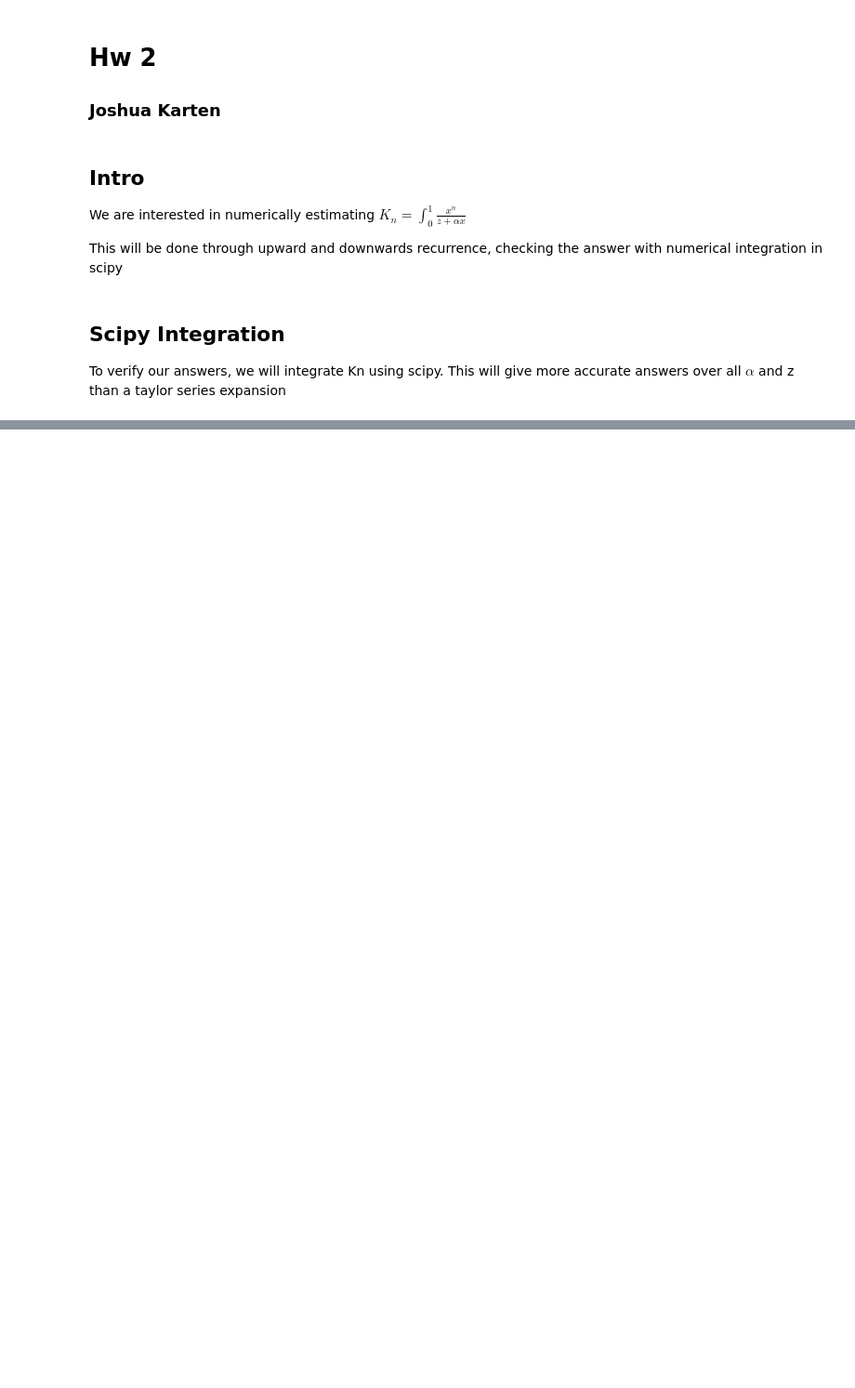
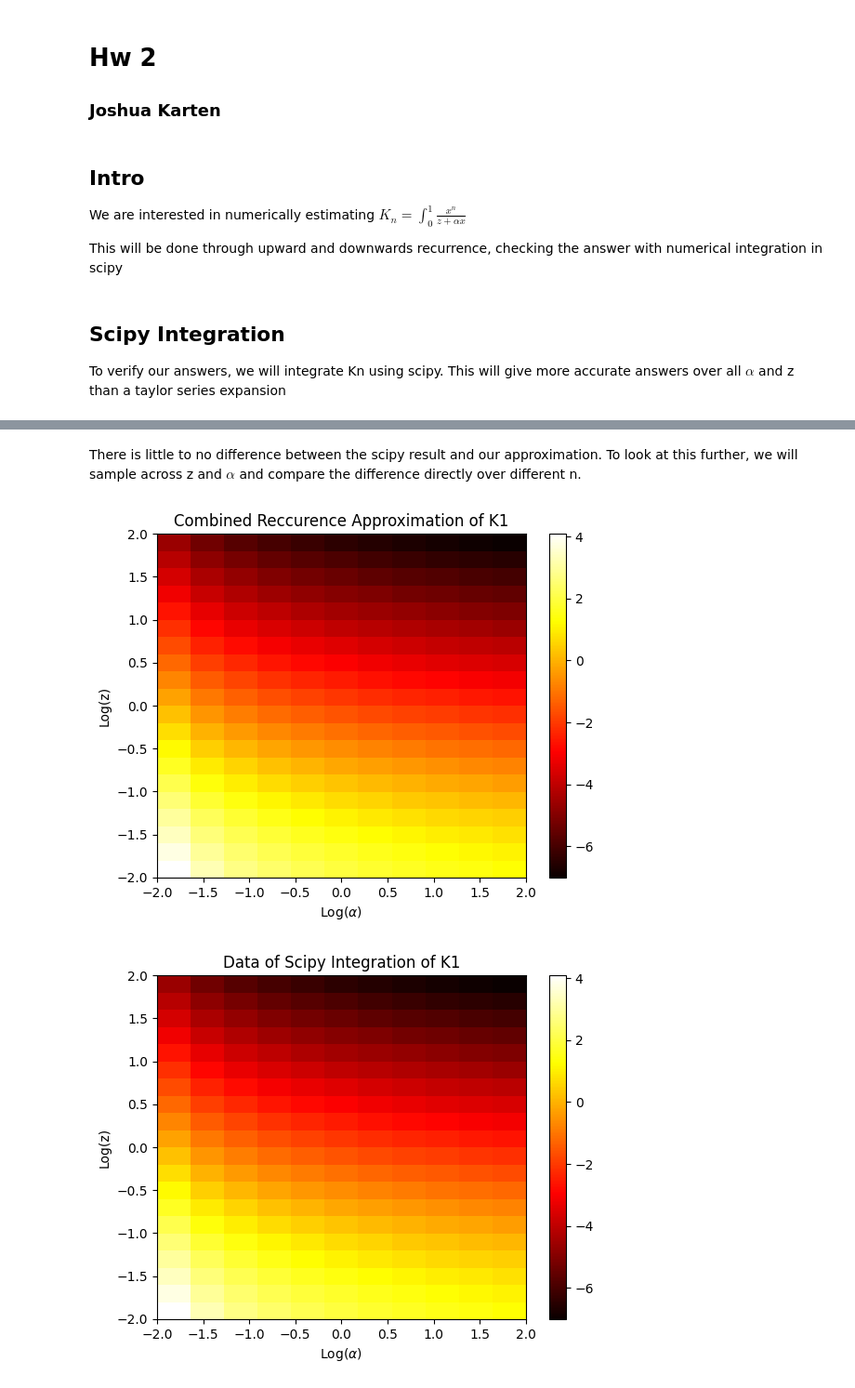
Before and after one commit to joshkarten/Computational-Physics, a Jupyter notebook: Upwards and Downwards Recurrence.ipynb, the cells around one changed output, grey strips where cells are left out. Shown: that part at 93% size. Cells and saved outputs as stored; diff of their text form; code cells hidden in the pictures; blank space fills up the shorter version.

```diff
--- a/Upwards and Downwards Recurrence.ipynb
+++ b/Upwards and Downwards Recurrence.ipynb
@@ -188 +306,3 @@ for i in range(np.size(alp)):
+# %% [markdown]
+There is little to no difference between the scipy result and our approximation. To look at this further, we will sample across z and $\alpha$ and compare the difference directly over different n.
 # %%
@@ -194,3 +314,21 @@ for i in range(len(alps)):
     for j in range(len(alps)):
         cdat2[i,j,:]=np.array(Combined(alps[i],alps[j],10))
         sdat2[i,j,:] = np.array([K_n(n,alps[j],alps[i]) for n in range(11)])
+# %%
+i=1
+fig,ax=plt.subplots()
+rec1=plt.imshow(cdat2[i],cmap='hot', interpolation='nearest', origin='lower', extent=[-2,2,-2,2],vmin=np.min(cdat2[i]), vmax=np.max(cdat2[i]), aspect='auto')
+fig.colorbar(rec1, ax=ax, location ='right', shrink = 1)
+ax.set_title('Combined Reccurence Approximation of K'+str(1))
+ax.set_ylabel('Log(z)')
+ax.set_xlabel(r'Log($\alpha$)')
+fig,ax=plt.subplots()
+rec1=plt.imshow(sdat2[1],cmap='hot', interpolation='nearest', origin='lower', extent=[-2,2,-2,2],vmin=np.min(sdat2[i]), vmax=np.max(sdat2[i]), aspect='auto')
+fig.colorbar(rec1, ax=ax, location ='right', shrink = 1)
+ax.set_title('Data of Scipy Integration of K'+str(1))
+ax.set_ylabel('Log(z)')
+ax.set_xlabel(r'Log($\alpha$)')
+plt.show()
+# %% [output]
+[figure, added]
+[figure, added]
```
Also changed, not shown: parts of 29 cells of this notebook.
